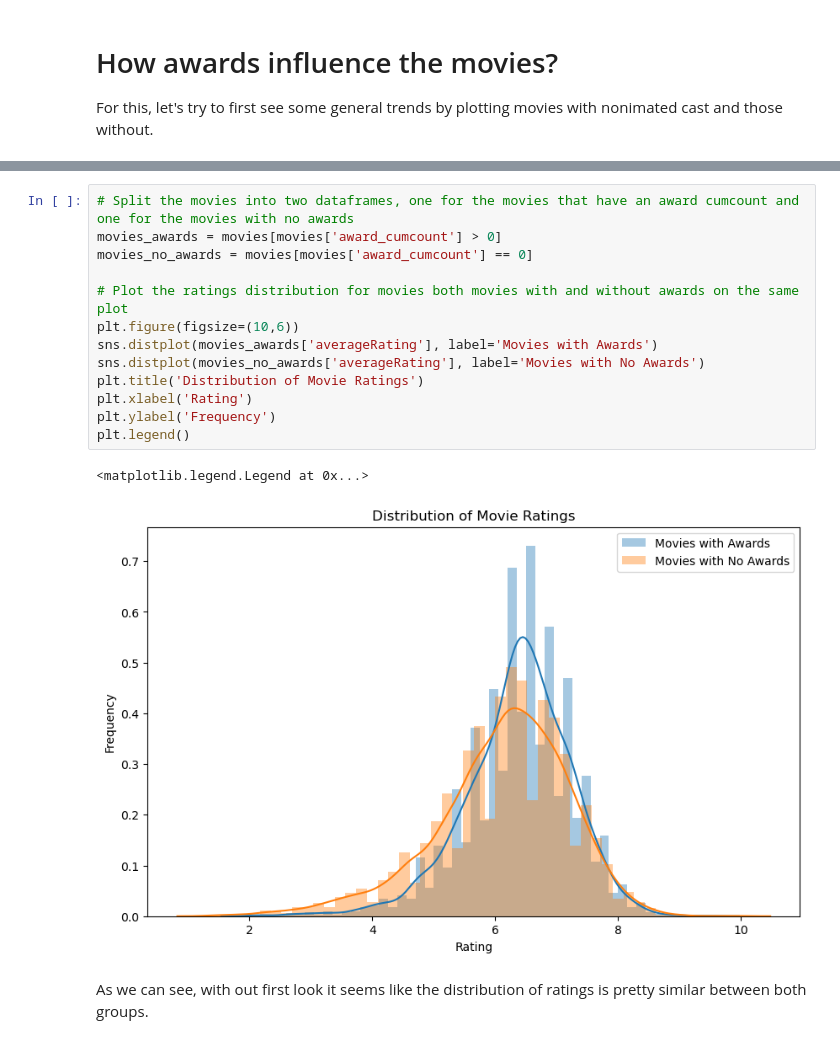
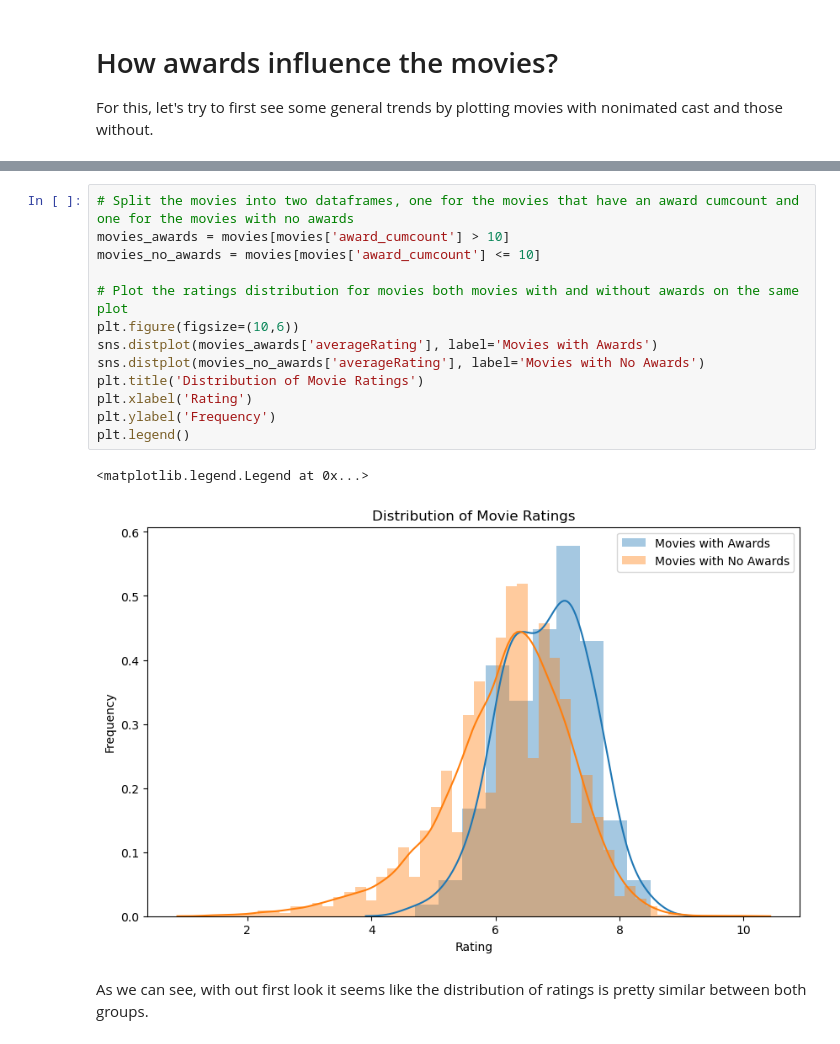
Before and after one commit to epfl-ada/ada-2023-project-shinebrightlikeadamon, a Jupyter notebook: fame_pop_analysis.ipynb, the cells around one changed output, grey strips where cells are left out. Drawn from its saved outputs; the diff is of its cells as text.

```diff
--- a/fame_pop_analysis.ipynb
+++ b/fame_pop_analysis.ipynb
@@ -40,20 +40,20 @@ movies.head()
 | 4 | 10408933 | /m/02qc0j7 | Alexander's Ragtime Band | 1938-08-16 | 3600000.0 | 106 | {"/m/02h40lc": "English Language"} | {"/m/09c7w0": "United States of A... | {"/m/04t36": "Musical", "/m/01z4y... | ... |
 # %%
 # Split the movies into two dataframes, one for the movies that have an award cumcount and one for the movies with no awards
-movies_awards = movies[movies['award_cumcount'] > 0]
-movies_no_awards = movies[movies['award_cumcount'] == 0]
+movies_awards = movies[movies['award_cumcount'] > 10]
+movies_no_awards = movies[movies['award_cumcount'] <= 10]
 
 # Plot the ratings distribution for movies both movies with and without awards on the same plot
 plt.figure(figsize=(10,6))
 sns.distplot(movies_awards['averageRating'], label='Movies with Awards')
 sns.distplot(movies_no_awards['averageRating'], label='Movies with No Awards')
 plt.title('Distribution of Movie Ratings')
 plt.xlabel('Rating')
 plt.ylabel('Frequency')
 plt.legend()
 # %% [output]
 <matplotlib.legend.Legend at 0x...>
-[figure, old version]
+[figure, new version]
 # %% [markdown]
 As we can see, with out first look it seems like the distribution of ratings is pretty similar between both groups.
 # %%
```
Also changed, not shown: parts of 11 cells of this notebook.
